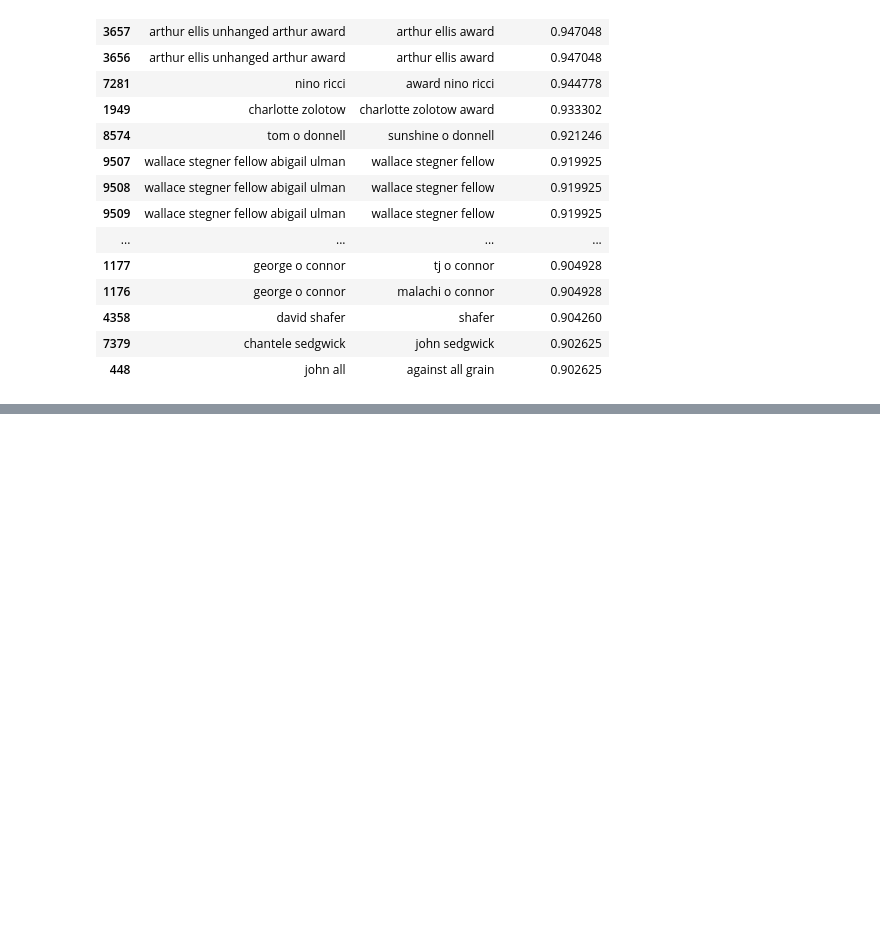
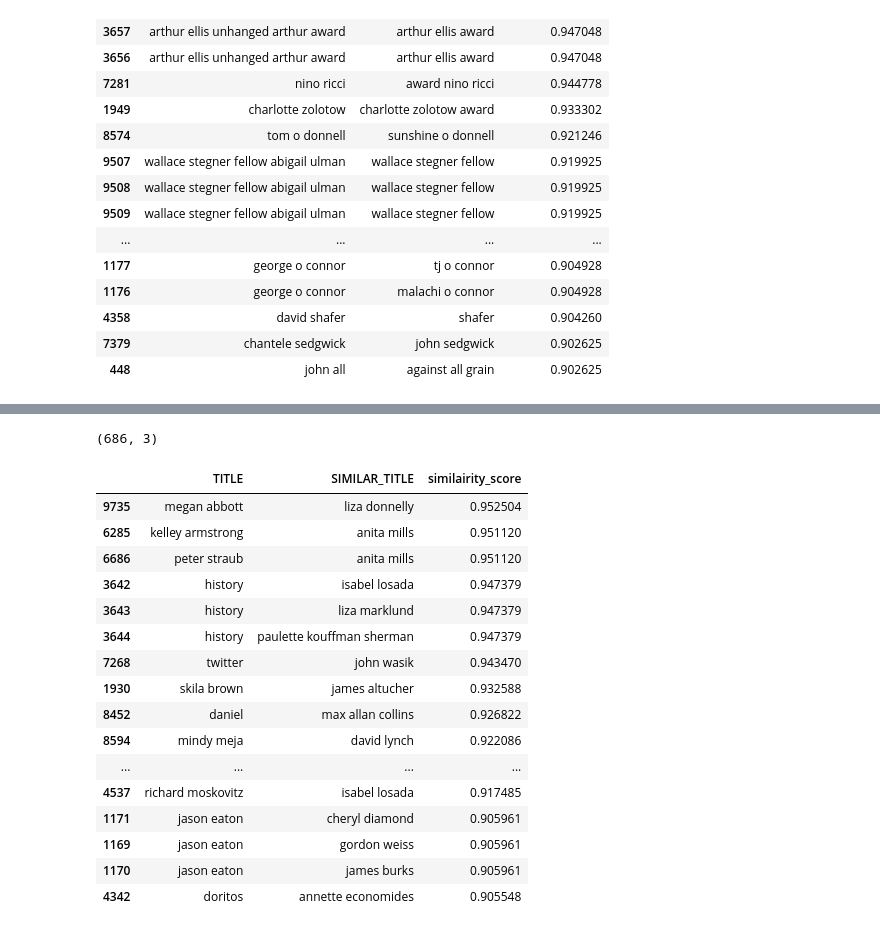
Before and after one commit to GuillaumePv/Fuzzymatch, a Jupyter notebook: fuzzymatching_gp.ipynb, the cells around one changed output, grey strips where cells are left out. Saved outputs shown, nothing was run; the diff lists cells and outputs as text; code cells hidden in the pictures; blank space fills up the shorter version.

```diff
--- a/fuzzymatching_gp.ipynb
+++ b/fuzzymatching_gp.ipynb
@@ -546,0 +613,6 @@ matches_df.sort_values(["similairity_score"], ascending=False).head(20)
+# %%
+#transform text to vectors with TF-IDF
+
+from sklearn.feature_extraction.text import TfidfVectorizer
+tfidf_vectorizer = TfidfVectorizer(ngram_range=(1,2), max_df=0.9, min_df=5, token_pattern='(\S+)')
+tf_idf_matrix = tfidf_vectorizer.fit_transform(df_merge['author'])
@@ -546,0 +663,37 @@ matches_df.sort_values(["similairity_score"], ascending=False).head(20)
+# %%
+def get_matches_df(sparse_matrix, name_vector, top=100):
+    non_zeros = sparse_matrix.nonzero()
+
+    sparserows = non_zeros[0]
+    sparsecols = non_zeros[1]
+
+    if top:
+        nr_matches = top
+    else:
+        nr_matches = sparsecols.size
+
+    print(nr_matches)
+    left_side = np.empty([nr_matches], dtype=object)
+    right_side = np.empty([nr_matches], dtype=object)
+    similairity = np.zeros(nr_matches)
+
+    for index in range(0, nr_matches):
+        #print(index)
+        try:
+            left_side[index] = name_vector[sparserows[index]]
+            right_side[index] = name_vector[sparsecols[index]]
+            similairity[index] = sparse_matrix.data[index]
+        except Exception:
+            continue
+
+    return pd.DataFrame({'TITLE': left_side,
+                          'SIMILAR_TITLE': right_side,
+                           'similairity_score': similairity})
+
+
+
+matches_df = pd.DataFrame()
+matches_df = get_matches_df(matches, df_merge['author'], top=10000)
+# Remove all exact matches
+matches_df = matches_df[matches_df['similairity_score'] < 0.99999]
+matches_df.sample(10)
@@ -546,0 +713,24 @@ matches_df.sort_values(["similairity_score"], ascending=False).head(20)
+# %%
+matches_df.shape
+# %% [output]
+(686, 3)
+# %%
+matches_df.sort_values(["similairity_score"], ascending=False).head(20)
+# %% [output]
+|  | TITLE | SIMILAR_TITLE | similairity_score |
+| 9735 | megan abbott | liza donnelly | 0.952504 |
+| 6285 | kelley armstrong | anita mills | 0.951120 |
+| 6686 | peter straub | anita mills | 0.951120 |
+| 3642 | history | isabel losada | 0.947379 |
+| 3643 | history | liza marklund | 0.947379 |
+| 3644 | history | paulette kouffman sherman | 0.947379 |
+| 7268 | twitter | john wasik | 0.943470 |
+| 1930 | skila brown | james altucher | 0.932588 |
+| 8452 | daniel | max allan collins | 0.926822 |
+| 8594 | mindy meja | david lynch | 0.922086 |
+| ... | ... | ... | ... |
+| 4537 | richard moskovitz | isabel losada | 0.917485 |
+| 1171 | jason eaton | cheryl diamond | 0.905961 |
+| 1169 | jason eaton | gordon weiss | 0.905961 |
+| 1170 | jason eaton | james burks | 0.905961 |
+| 4342 | doritos | annette economides | 0.905548 |
```
Also changed, not shown: parts of 13 cells of this notebook, 3 other files.
